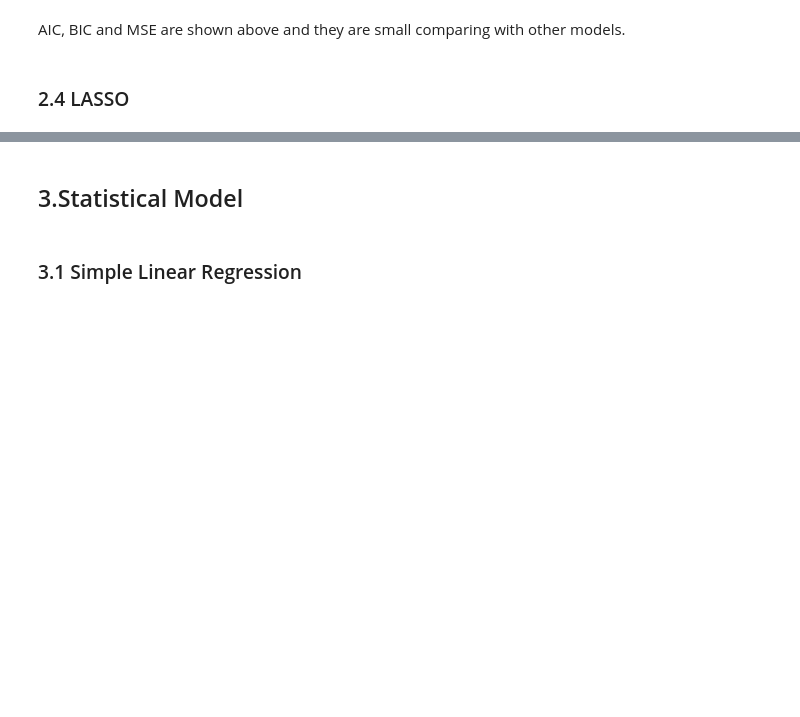
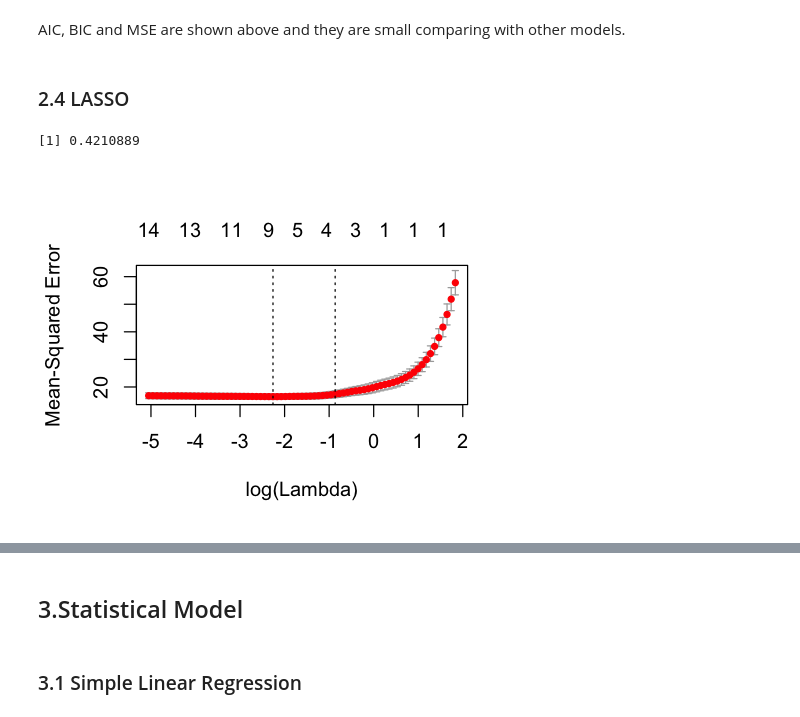
Before and after one commit to YJ9501/bodyfat-calculator, a Jupyter notebook: module1_group7.ipynb, the cells around one changed output, grey strips where cells are left out. Cells and saved outputs as stored; diff of their text form; code cells hidden in the pictures; blank space fills up the shorter version.

```diff
--- a/module1_group7.ipynb
+++ b/module1_group7.ipynb
@@ -241,6 +311,10 @@ AIC, BIC and MSE are shown above and they are small comparing with other models.
 # %%
 fit_lasso <- cv.glmnet(as.matrix(bf_data[,-1]),bf_data$bodyfat,family = "gaussian", type.measure = "deviance")
 fit_lasso$lambda.1se
+plot(fit_lasso)
+# %% [output]
+[1] 0.4210889
+[figure, added]
 # %%
 fit.lasso <- glmnet(as.matrix(bf_data[,-1]),bf_data$bodyfat,family = "gaussian", lambda = 0.507203045204555, alpha = 1)
 bodyfat_pre <- predict(fit.lasso, newx = as.matrix(bf_data[,-1]))
```
Also changed, not shown: parts of 11 cells of this notebook.
